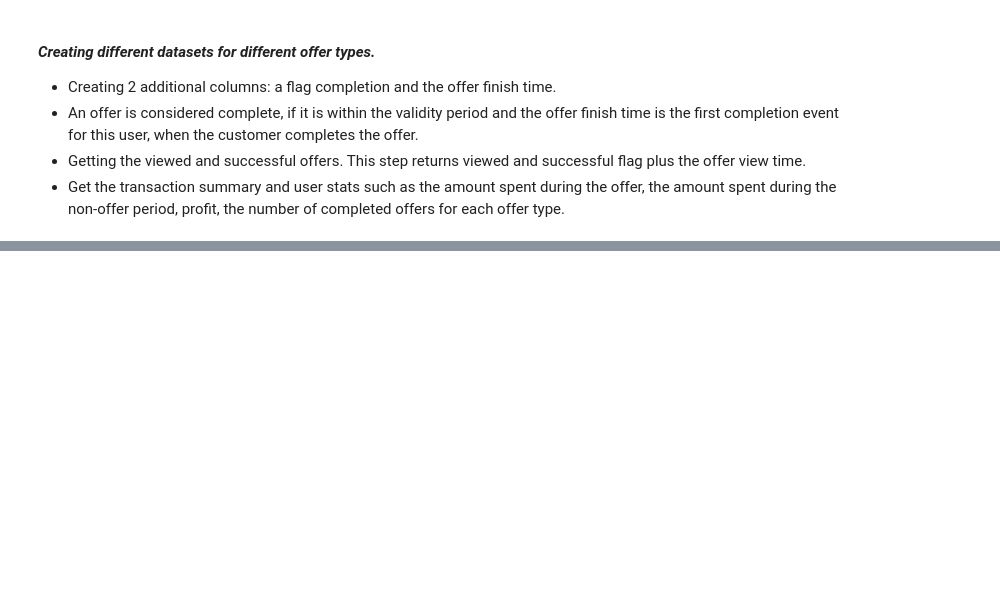
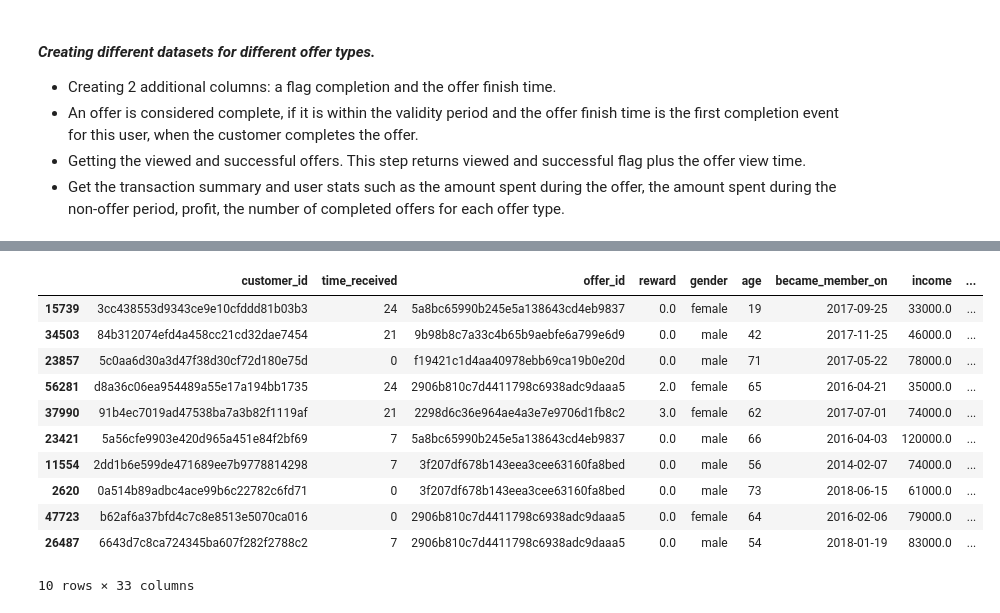
Before and after one commit to Shuniy/starbucks, a Jupyter notebook: Starbucks_Data_Analysis.ipynb, the cells around one changed output, grey strips where cells are left out. Saved outputs shown, nothing was run; the diff lists cells and outputs as text; code cells hidden in the pictures; blank space fills up the shorter version.

```diff
--- a/Starbucks_Data_Analysis.ipynb
+++ b/Starbucks_Data_Analysis.ipynb
@@ -780,4 +776,19 @@ customers_transactions.head()
 5 rows × 33 columns
+# %%
+customers_transactions.sample(10)
+# %% [output]
+|  | customer_id | time_received | offer_id | reward | gender | age | became_member_on | income | ... |
+| 15739 | 3cc438553d9343ce9e10cfddd81b03b3 | 24 | 5a8bc65990b245e5a138643cd4eb9837 | 0.0 | female | 19 | 2017-09-25 | 33000.0 | ... |
+| 34503 | 84b312074efd4a458cc21cd32dae7454 | 21 | 9b98b8c7a33c4b65b9aebfe6a799e6d9 | 0.0 | male | 42 | 2017-11-25 | 46000.0 | ... |
+| 23857 | 5c0aa6d30a3d47f38d30cf72d180e75d | 0 | f19421c1d4aa40978ebb69ca19b0e20d | 0.0 | male | 71 | 2017-05-22 | 78000.0 | ... |
+| 56281 | d8a36c06ea954489a55e17a194bb1735 | 24 | 2906b810c7d4411798c6938adc9daaa5 | 2.0 | female | 65 | 2016-04-21 | 35000.0 | ... |
+| 37990 | 91b4ec7019ad47538ba7a3b82f1119af | 21 | 2298d6c36e964ae4a3e7e9706d1fb8c2 | 3.0 | female | 62 | 2017-07-01 | 74000.0 | ... |
+| 23421 | 5a56cfe9903e420d965a451e84f2bf69 | 7 | 5a8bc65990b245e5a138643cd4eb9837 | 0.0 | male | 66 | 2016-04-03 | 120000.0 | ... |
+| 11554 | 2dd1b6e599de471689ee7b9778814298 | 7 | 3f207df678b143eea3cee63160fa8bed | 0.0 | male | 56 | 2014-02-07 | 74000.0 | ... |
+| 2620 | 0a514b89adbc4ace99b6c22782c6fd71 | 0 | 3f207df678b143eea3cee63160fa8bed | 0.0 | male | 73 | 2018-06-15 | 61000.0 | ... |
+| 47723 | b62af6a37bfd4c7c8e8513e5070ca016 | 0 | 2906b810c7d4411798c6938adc9daaa5 | 0.0 | female | 64 | 2016-02-06 | 79000.0 | ... |
+| 26487 | 6643d7c8ca724345ba607f282f2788c2 | 7 | 2906b810c7d4411798c6938adc9daaa5 | 0.0 | male | 54 | 2018-01-19 | 83000.0 | ... |
+10 rows × 33 columns
 # %%
 customers_transactions.info()
 # %% [output]
```
Also changed, not shown: parts of 26 cells of this notebook, 2 other files.
